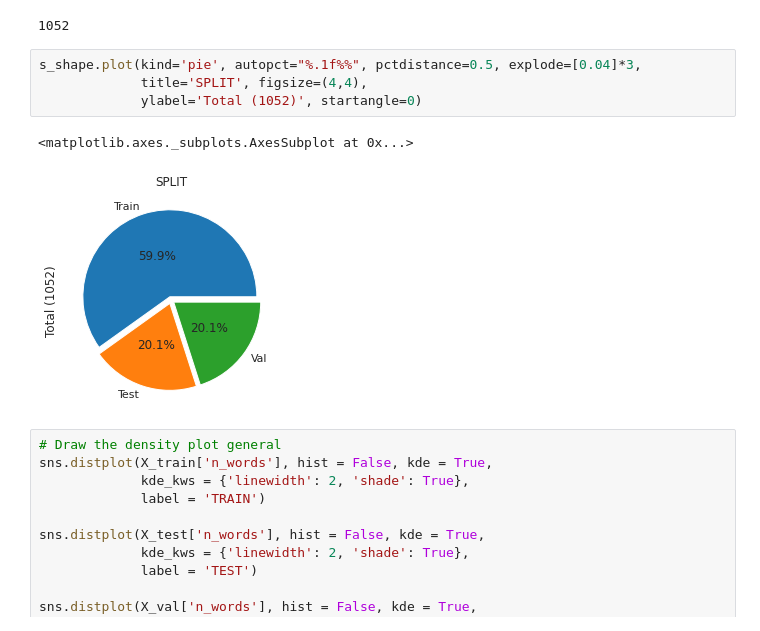
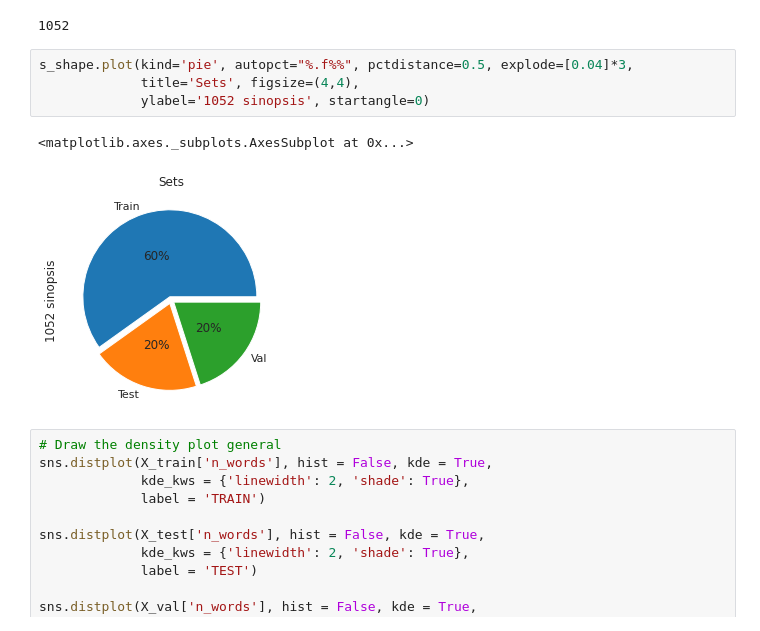
Before and after one commit to Jaimemorillo/ShouldIwatchThisMovie, a Jupyter notebook: memoria_data_antes.ipynb, the cells around one changed output. Saved outputs shown, nothing was run; the diff lists cells and outputs as text.

```diff
--- a/memoria_data_antes.ipynb
+++ b/memoria_data_antes.ipynb
@@ -276,12 +273,12 @@ s_shape.sum()
 # %% [output]
 1052
 # %%
-s_shape.plot(kind='pie', autopct="%.1f%%", pctdistance=0.5, explode=[0.04]*3,
-             title='SPLIT', figsize=(4,4),
-             ylabel='Total (1052)', startangle=0)
+s_shape.plot(kind='pie', autopct="%.f%%", pctdistance=0.5, explode=[0.04]*3,
+             title='Sets', figsize=(4,4),
+             ylabel='1052 sinopsis', startangle=0)
 # %% [output]
 <matplotlib.axes._subplots.AxesSubplot at 0x...>
-[figure, old version]
+[figure, new version]
 # %%
 # Draw the density plot general
 sns.distplot(X_train['n_words'], hist = False, kde = True,
```
Also changed, not shown: parts of 3 cells of this notebook.
